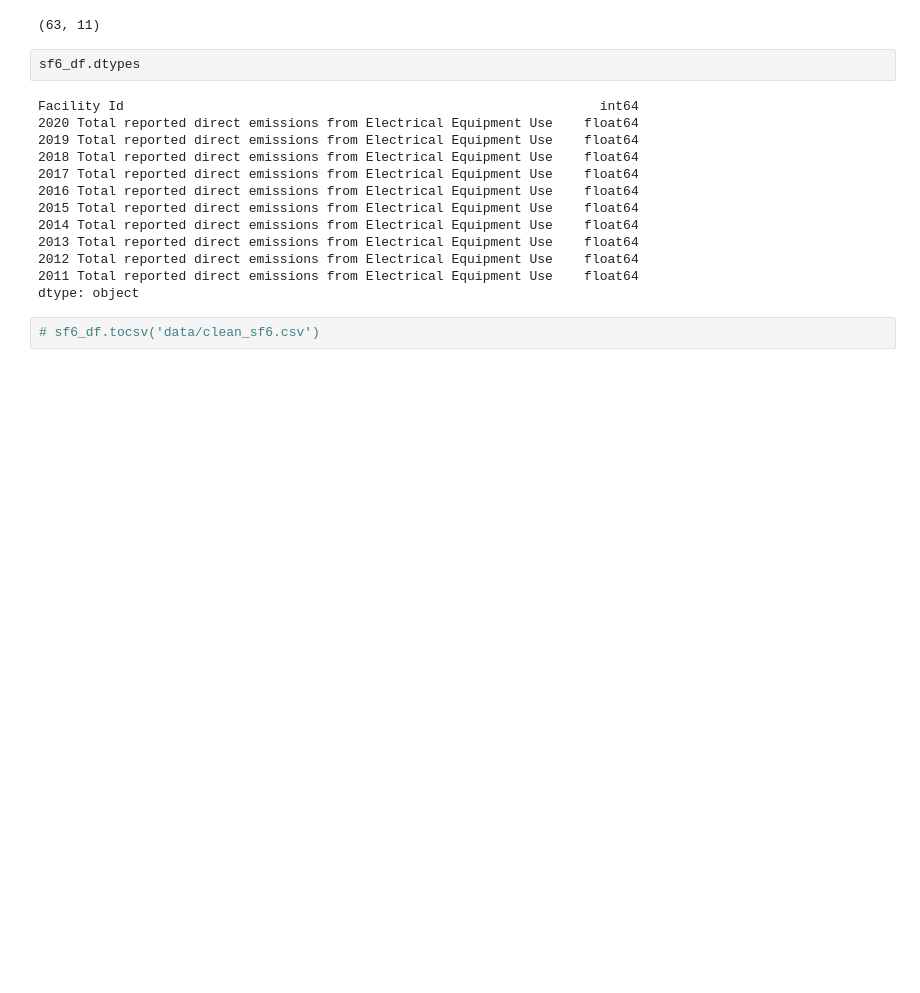
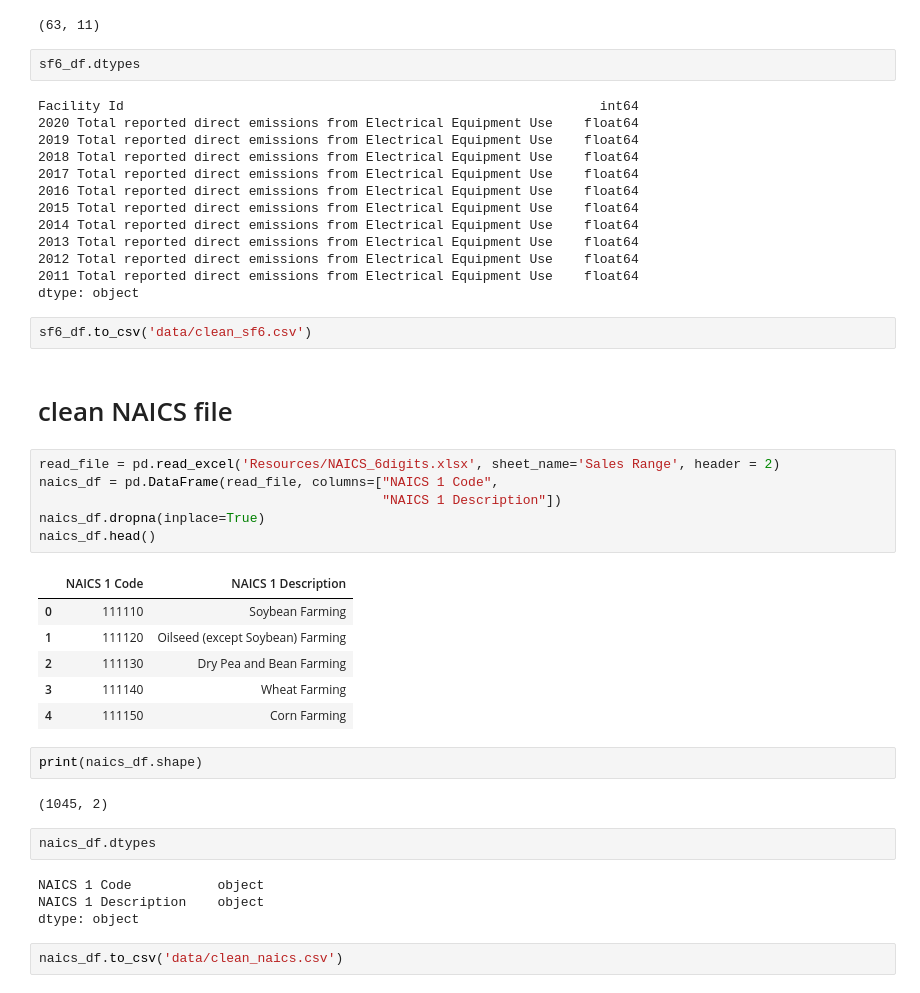
Before and after one commit to shinigami423/carbon_emission_analysis, a Jupyter notebook: data_by_year.ipynb, the cells around one changed output. Cells and saved outputs as stored; diff of their text form; blank space fills up the shorter version.

Commit message:
cleaning nb

```diff
--- a/data_by_year.ipynb
+++ b/data_by_year.ipynb
@@ -250,4 +255,31 @@ Facility Id                                                             int64
 2011 Total reported direct emissions from Electrical Equipment Use    float64
 dtype: object
 # %%
-# sf6_df.tocsv('data/clean_sf6.csv')
+sf6_df.to_csv('data/clean_sf6.csv')
+# %% [markdown]
+# clean NAICS file
+# %%
+read_file = pd.read_excel('Resources/NAICS_6digits.xlsx', sheet_name='Sales Range', header = 2)
+naics_df = pd.DataFrame(read_file, columns=["NAICS 1 Code",
+                                            "NAICS 1 Description"])
+naics_df.dropna(inplace=True)
+naics_df.head()
+# %% [output]
+|  | NAICS 1 Code | NAICS 1 Description |
+| 0 | 111110 | Soybean Farming |
+| 1 | 111120 | Oilseed (except Soybean) Farming |
+| 2 | 111130 | Dry Pea and Bean Farming |
+| 3 | 111140 | Wheat Farming |
+| 4 | 111150 | Corn Farming |
+# %%
+print(naics_df.shape)
+# %% [output]
+(1045, 2)
+# %%
+naics_df.dtypes
+# %% [output]
+NAICS 1 Code           object
+NAICS 1 Description    object
+dtype: object
+# %%
+naics_df.to_csv('data/clean_naics.csv')
```
Also changed, not shown: parts of 6 cells of this notebook.
